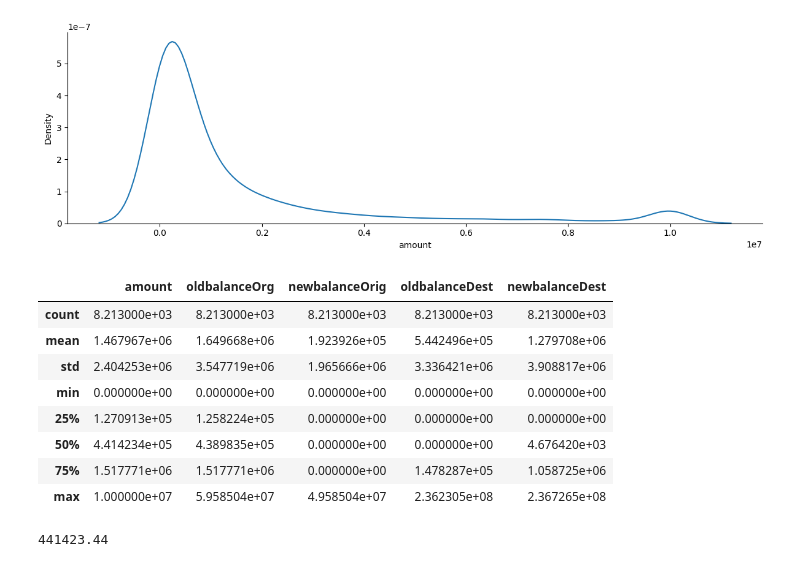
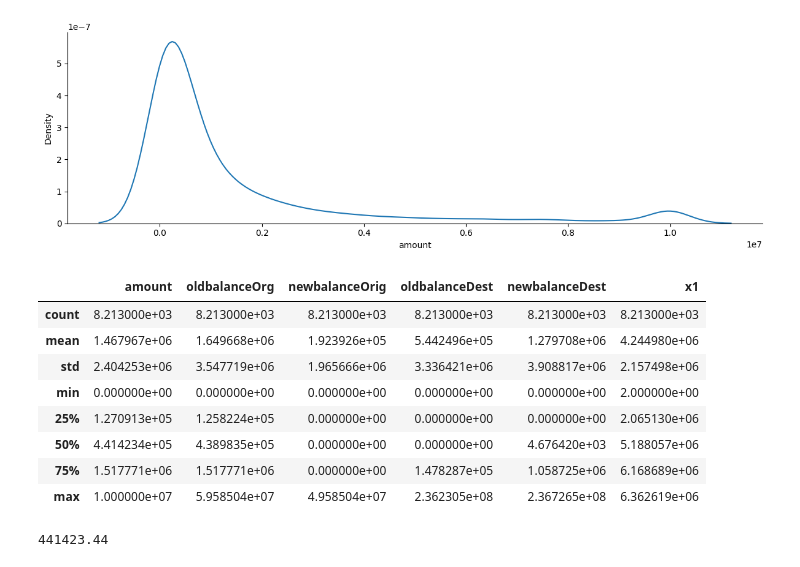
Before and after one commit to joaovjesus/Deteccao-de-Fraude, a Jupyter notebook: notebook.ipynb, the cells around one changed output. Drawn from its saved outputs; the diff is of its cells as text; code cells hidden in the pictures.

```diff
--- a/notebook.ipynb
+++ b/notebook.ipynb
@@ -7,5 +7,5 @@ import warnings
 import missingno as msno
 warnings.filterwarnings('ignore')
 # %%
-db = pd.read_csv("data/fraud_database.csv")
+df = pd.read_csv("data/fraud_database.csv")
 # %%
@@ -59,0 +60,2 @@ dataset desbalanceado
+# %%
+df['x1'] = df.index
@@ -71,8 +78,8 @@ db.shape
 # %%
-db['step'] = db['step'].astype('category')
-db['type'] = db['type'].astype('category')
-db['nameOrig'] = db['nameOrig'].astype('category')
-db['nameDest'] = db['nameDest'].astype('category')
-db['isFraud'] = db['isFraud'].astype('category')
-db['isFlaggedFraud'] = db['isFlaggedFraud'].astype('category')
+df['step'] = df['step'].astype('category')
+df['type'] = df['type'].astype('category')
+df['nameOrig'] = df['nameOrig'].astype('category')
+df['nameDest'] = df['nameDest'].astype('category')
+df['isFraud'] = df['isFraud'].astype('category')
+df['isFlaggedFraud'] = df['isFlaggedFraud'].astype('category')
 # %%
@@ -128,2 +133,4 @@ db_isfraud = db[db['isFraud'] == 1]
+# %%
+df_isfraud = df[df['isFraud'] == 1]
 # %%
 sns.displot(
@@ -136,15 +143,15 @@ plt.show()
 # %% [output]
 [figure]
 # %%
-db_isfraud.describe()
+df_isfraud.describe()
 # %% [output]
-|  | amount | oldbalanceOrg | newbalanceOrig | oldbalanceDest | newbalanceDest |
-| count | 8.213000e+03 | 8.213000e+03 | 8.213000e+03 | 8.213000e+03 | 8.213000e+03 |
-| mean | 1.467967e+06 | 1.649668e+06 | 1.923926e+05 | 5.442496e+05 | 1.279708e+06 |
-| std | 2.404253e+06 | 3.547719e+06 | 1.965666e+06 | 3.336421e+06 | 3.908817e+06 |
-| min | 0.000000e+00 | 0.000000e+00 | 0.000000e+00 | 0.000000e+00 | 0.000000e+00 |
-| 25% | 1.270913e+05 | 1.258224e+05 | 0.000000e+00 | 0.000000e+00 | 0.000000e+00 |
-| 50% | 4.414234e+05 | 4.389835e+05 | 0.000000e+00 | 0.000000e+00 | 4.676420e+03 |
-| 75% | 1.517771e+06 | 1.517771e+06 | 0.000000e+00 | 1.478287e+05 | 1.058725e+06 |
-| max | 1.000000e+07 | 5.958504e+07 | 4.958504e+07 | 2.362305e+08 | 2.367265e+08 |
+|  | amount | oldbalanceOrg | newbalanceOrig | oldbalanceDest | newbalanceDest | x1 |
+| count | 8.213000e+03 | 8.213000e+03 | 8.213000e+03 | 8.213000e+03 | 8.213000e+03 | 8.213000e+03 |
+| mean | 1.467967e+06 | 1.649668e+06 | 1.923926e+05 | 5.442496e+05 | 1.279708e+06 | 4.244980e+06 |
+| std | 2.404253e+06 | 3.547719e+06 | 1.965666e+06 | 3.336421e+06 | 3.908817e+06 | 2.157498e+06 |
+| min | 0.000000e+00 | 0.000000e+00 | 0.000000e+00 | 0.000000e+00 | 0.000000e+00 | 2.000000e+00 |
+| 25% | 1.270913e+05 | 1.258224e+05 | 0.000000e+00 | 0.000000e+00 | 0.000000e+00 | 2.065130e+06 |
+| 50% | 4.414234e+05 | 4.389835e+05 | 0.000000e+00 | 0.000000e+00 | 4.676420e+03 | 5.188057e+06 |
+| 75% | 1.517771e+06 | 1.517771e+06 | 0.000000e+00 | 1.478287e+05 | 1.058725e+06 | 6.168689e+06 |
+| max | 1.000000e+07 | 5.958504e+07 | 4.958504e+07 | 2.362305e+08 | 2.367265e+08 | 6.362619e+06 |
 # %%
```
Also changed, not shown: parts of 17 cells of this notebook.
